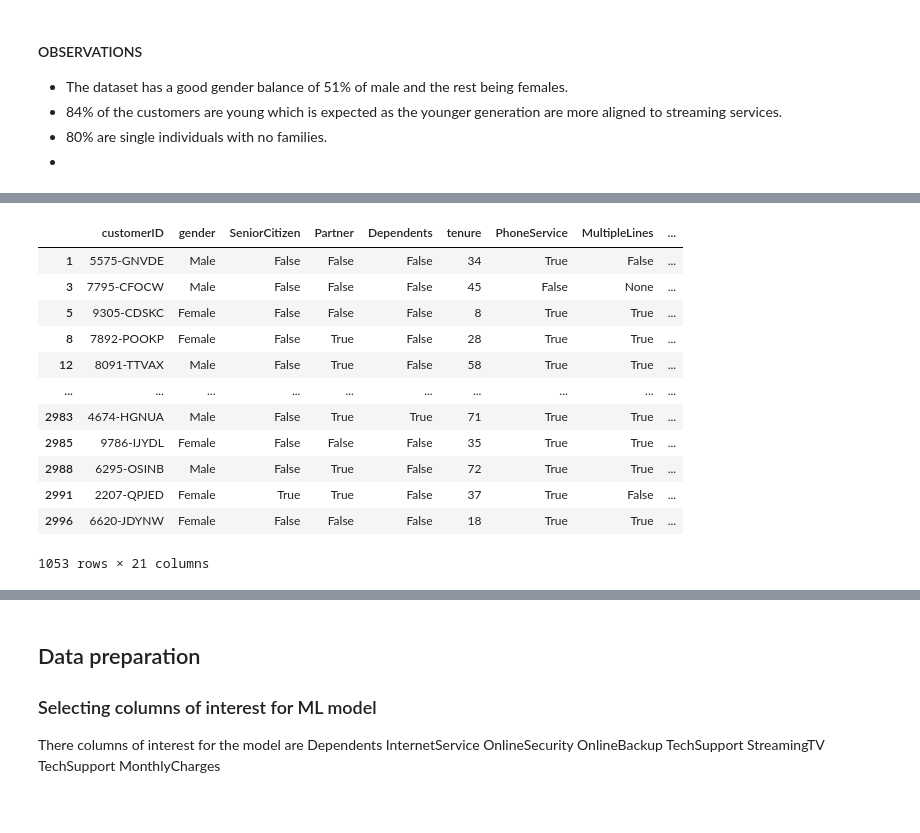
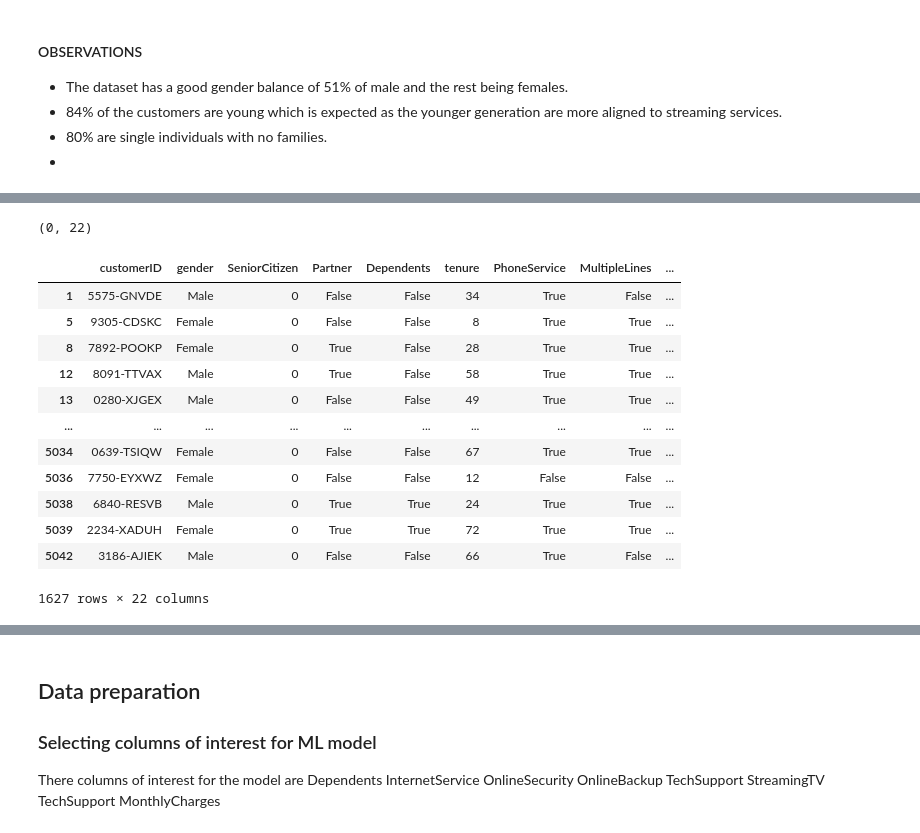
Before and after one commit to kwasichrappah/Custormer-Churn, a Jupyter notebook: customer.ipynb, the cells around one changed output, grey strips where cells are left out. Saved outputs shown, nothing was run; the diff lists cells and outputs as text; code cells hidden in the pictures.

```diff
--- a/customer.ipynb
+++ b/customer.ipynb
@@ -244,0 +261,4 @@ df.head(5)
+# %%
+com_df.replace(['No','No internet service','false','No phone service'], "False", inplace=True)
+com_df.replace('Yes', "True", inplace=True)
+com_df.InternetService.replace('false','None')
@@ -244,0 +278,2 @@ df.head(5)
+# %%
+com_df.replace({'True': True, 'False': False}, inplace=True)
@@ -244,0 +329,8 @@ df.head(5)
+# %%
+#How does tenure and monthly charge affect customer churn?
+
+bins = [ 10, 30, 50,70]
+labels = ['Baby Bloomers', 'Young', 'Oldies']
+com_df['tenure Group'] = pd.cut(com_df['tenure'], bins=bins, labels=labels)
+streamers = com_df.groupby(['tenure Group','Churn'])['MonthlyCharges'].mean().sort_values(ascending=True)
+streamers.plot(kind='bar')
@@ -244,0 +368,3 @@ df.head(5)
+# %%
+#Dropping Empty rows
+com_df = com_df.dropna(subset=['OnlineSecurity','OnlineBackup','DeviceProtection','MultipleLines','TotalCharges','Churn'],axis=0)
@@ -245,3 +391,9 @@ df.head(5)
+# %%
+#finding duplicates
+duplicate = com_df[com_df.duplicated()]
+duplicate.shape
+# %% [output]
+(0, 22)
 # %%
 #Checking Normality of the data
 
@@ -255,30 +407,30 @@ def check_normality(data,name):
 # %%
 #Hypothesis
 #There is no relationship between a tech savy customer and the customer retention
 ##
 #
 ###
 ###
-df_tech= df.loc[df.OnlineSecurity & df.DeviceProtection]
-online=df.loc[df.OnlineSecurity]
-device= df.loc[df.DeviceProtection]
+df_tech= com_df.loc[com_df.OnlineSecurity & com_df.DeviceProtection]
+online=com_df.loc[com_df.OnlineSecurity]
+device= com_df.loc[com_df.DeviceProtection]
 
 
 device
 # %% [output]
 |  | customerID | gender | SeniorCitizen | Partner | Dependents | tenure | PhoneService | MultipleLines | ... |
-| 1 | 5575-GNVDE | Male | False | False | False | 34 | True | False | ... |
-| 3 | 7795-CFOCW | Male | False | False | False | 45 | False | None | ... |
-| 5 | 9305-CDSKC | Female | False | False | False | 8 | True | True | ... |
-| 8 | 7892-POOKP | Female | False | True | False | 28 | True | True | ... |
-| 12 | 8091-TTVAX | Male | False | True | False | 58 | True | True | ... |
+| 1 | 5575-GNVDE | Male | 0 | False | False | 34 | True | False | ... |
+| 5 | 9305-CDSKC | Female | 0 | False | False | 8 | True | True | ... |
+| 8 | 7892-POOKP | Female | 0 | True | False | 28 | True | True | ... |
+| 12 | 8091-TTVAX | Male | 0 | True | False | 58 | True | True | ... |
+| 13 | 0280-XJGEX | Male | 0 | False | False | 49 | True | True | ... |
 | ... | ... | ... | ... | ... | ... | ... | ... | ... | ... |
-| 2983 | 4674-HGNUA | Male | False | True | True | 71 | True | True | ... |
-| 2985 | 9786-IJYDL | Female | False | False | False | 35 | True | True | ... |
-| 2988 | 6295-OSINB | Male | False | True | False | 72 | True | True | ... |
-| 2991 | 2207-QPJED | Female | True | True | False | 37 | True | False | ... |
-| 2996 | 6620-JDYNW | Female | False | False | False | 18 | True | True | ... |
+| 5034 | 0639-TSIQW | Female | 0 | False | False | 67 | True | True | ... |
+| 5036 | 7750-EYXWZ | Female | 0 | False | False | 12 | False | False | ... |
+| 5038 | 6840-RESVB | Male | 0 | True | True | 24 | True | True | ... |
+| 5039 | 2234-XADUH | Female | 0 | True | True | 72 | True | True | ... |
+| 5042 | 3186-AJIEK | Male | 0 | False | False | 66 | True | False | ... |
-1053 rows × 21 columns
+1627 rows × 22 columns
 # %%
 check_normality(df_tech.TotalCharges,'Online Security and Device Protection')
 check_normality(online.TotalCharges,'Online Security')
```
Also changed, not shown: parts of 88 cells of this notebook.
